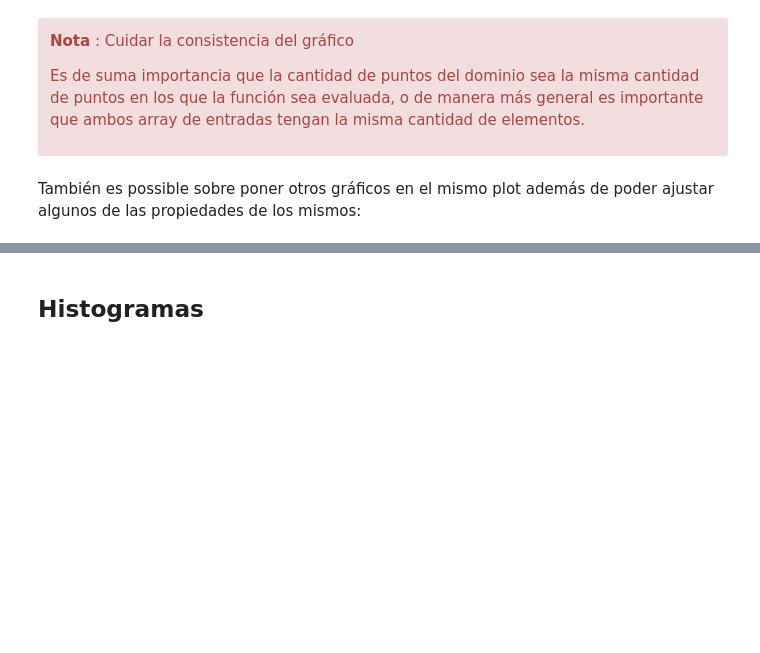
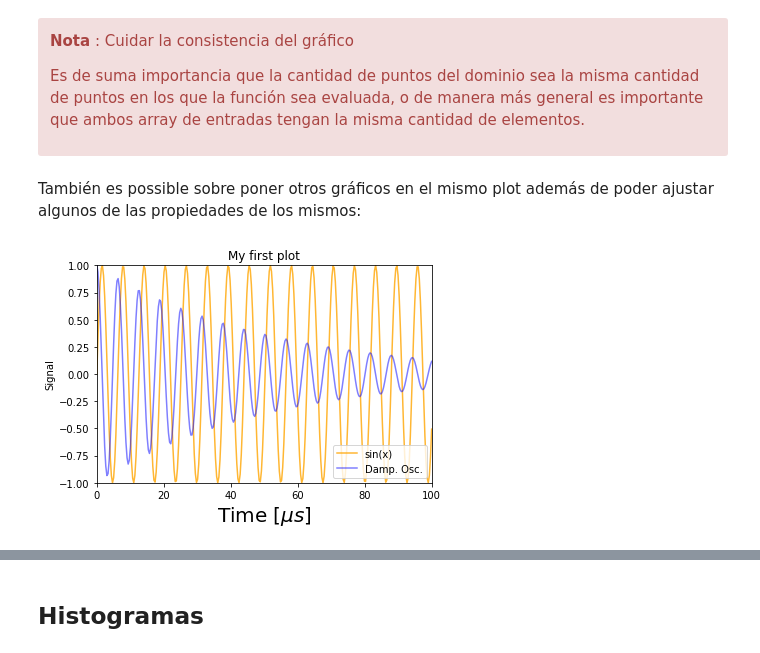
Before and after one commit to COFAlumni-USB/Physics-REBoot-Applied-Science-Bootcamp, a Jupyter notebook: Presentaciones_Ponentes/Dia 1/Paquetes_de_Python.ipynb, the cells around one changed output, grey strips where cells are left out. Saved outputs shown, nothing was run; the diff lists cells and outputs as text; code cells hidden in the pictures; blank space fills up the shorter version.

```diff
--- a/Presentaciones_Ponentes/Dia 1/Paquetes_de_Python.ipynb
+++ b/Presentaciones_Ponentes/Dia 1/Paquetes_de_Python.ipynb
@@ -620,18 +827,21 @@ También es possible sobre poner otros gráficos en el mismo plot además de pod
 # %%
 plt.figure() #inicializa una nueva figura
 
 plt.plot(x, numpy.sin(x), color='orange', alpha=0.8, label='sin(x)')
+
 plt.plot(x, OsciAmortiguada(x, amp=1, freq=1, ph=0, decay=0.02), color='blue', alpha=0.5, label='Damp. Osc.')
 
 plt.legend() #muestra la leyenda
 
 plt.xlim(0,100); #ubica los limites a mostrar en el eje X
 plt.ylim(-1,1); #ubica los limites a mostrar en el eje Y
 
-plt.xlabel(r'Time [$\mu s$]');#titulo del eje X
+plt.xlabel(r'Time [$\mu s$]', fontsize=20);#titulo del eje X
 plt.ylabel('Signal'); #titulo del eje Y
 
 plt.title('My first plot'); #titulo del plot
+# %% [output]
+[figure, added]
 # %%
 plt.figure() #inicializa una nueva figura
 
```
Also changed, not shown: parts of 135 cells of this notebook.
